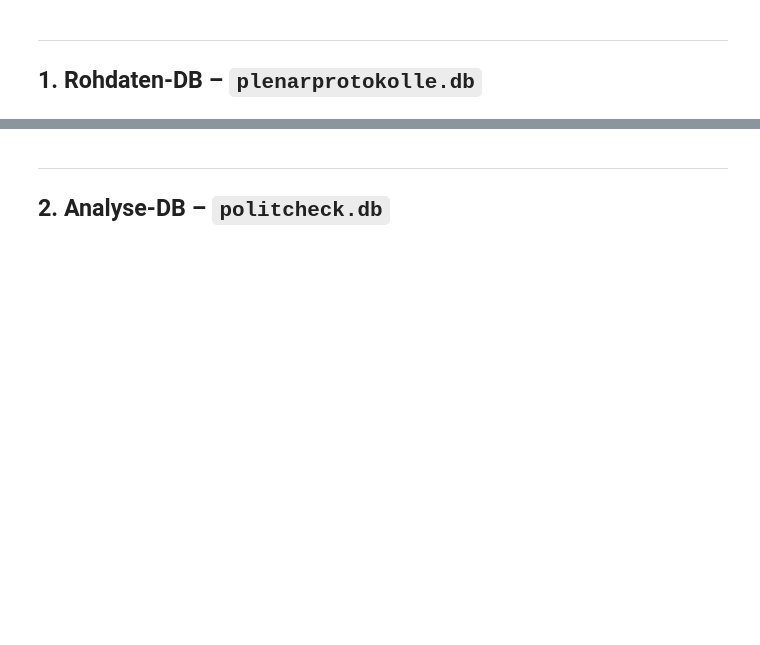
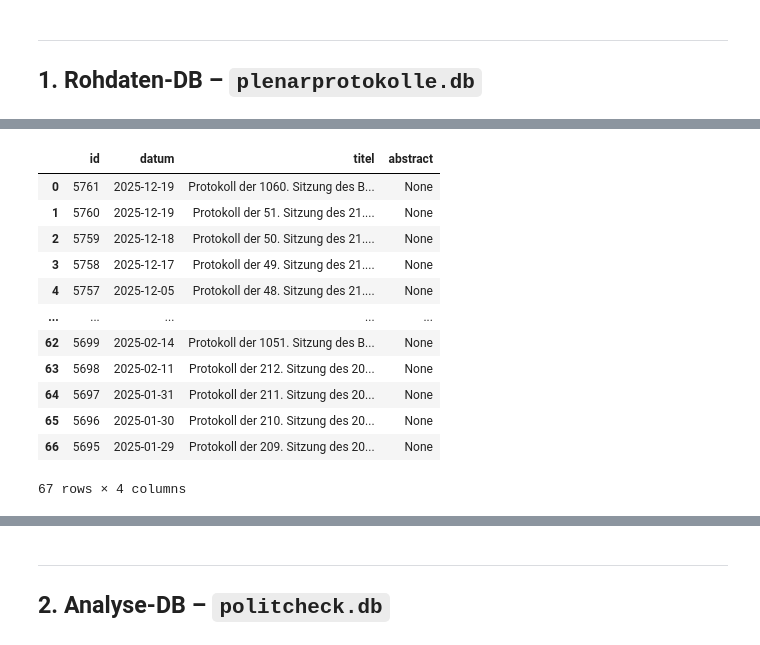
Before and after one commit to Wayman92/PolitCheck, a Jupyter notebook: eda/Datenbank_Explorer.ipynb, the cells around one changed output, grey strips where cells are left out. Drawn from its saved outputs; the diff is of its cells as text; code cells hidden in the pictures; blank space fills up the shorter version.

```diff
--- a/eda/Datenbank_Explorer.ipynb
+++ b/eda/Datenbank_Explorer.ipynb
@@ -62,13 +135,26 @@ query(DB_RAW, """
 # %%
 # Protokolle eines bestimmten Zeitraums filtern
 query(DB_RAW, """
     SELECT
         id,
         datum,
-        dokumentnummer,
         titel,
         abstract
     FROM protokolle
     WHERE datum BETWEEN '2025-01-01' AND '2025-12-31'
     ORDER BY datum DESC
 """)
+# %% [output]
+|  | id | datum | titel | abstract |
+| 0 | 5761 | 2025-12-19 | Protokoll der 1060. Sitzung des B... | None |
+| 1 | 5760 | 2025-12-19 | Protokoll der 51. Sitzung des 21.... | None |
+| 2 | 5759 | 2025-12-18 | Protokoll der 50. Sitzung des 21.... | None |
+| 3 | 5758 | 2025-12-17 | Protokoll der 49. Sitzung des 21.... | None |
+| 4 | 5757 | 2025-12-05 | Protokoll der 48. Sitzung des 21.... | None |
+| ... | ... | ... | ... | ... |
+| 62 | 5699 | 2025-02-14 | Protokoll der 1051. Sitzung des B... | None |
+| 63 | 5698 | 2025-02-11 | Protokoll der 212. Sitzung des 20... | None |
+| 64 | 5697 | 2025-01-31 | Protokoll der 211. Sitzung des 20... | None |
+| 65 | 5696 | 2025-01-30 | Protokoll der 210. Sitzung des 20... | None |
+| 66 | 5695 | 2025-01-29 | Protokoll der 209. Sitzung des 20... | None |
+67 rows × 4 columns
```
Also changed, not shown: parts of 11 cells of this notebook.
